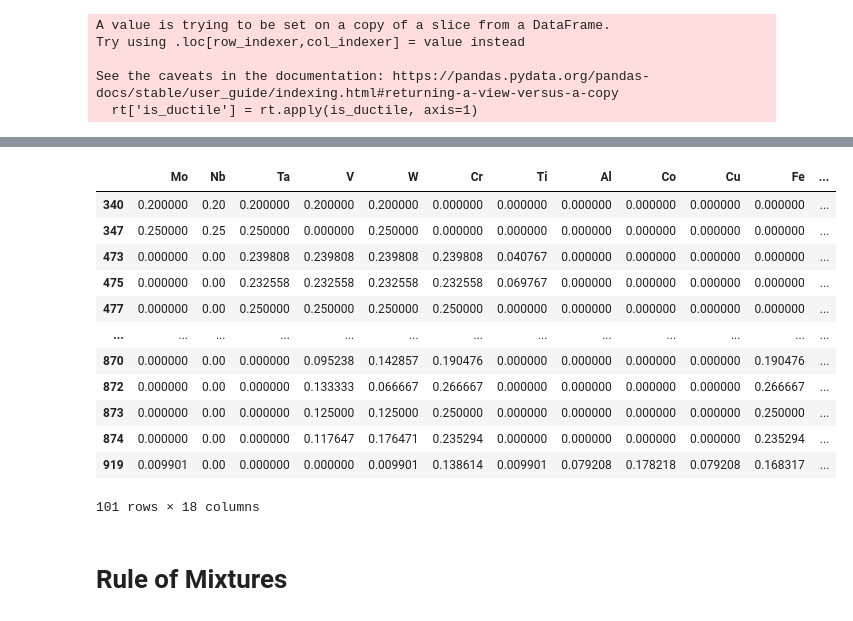
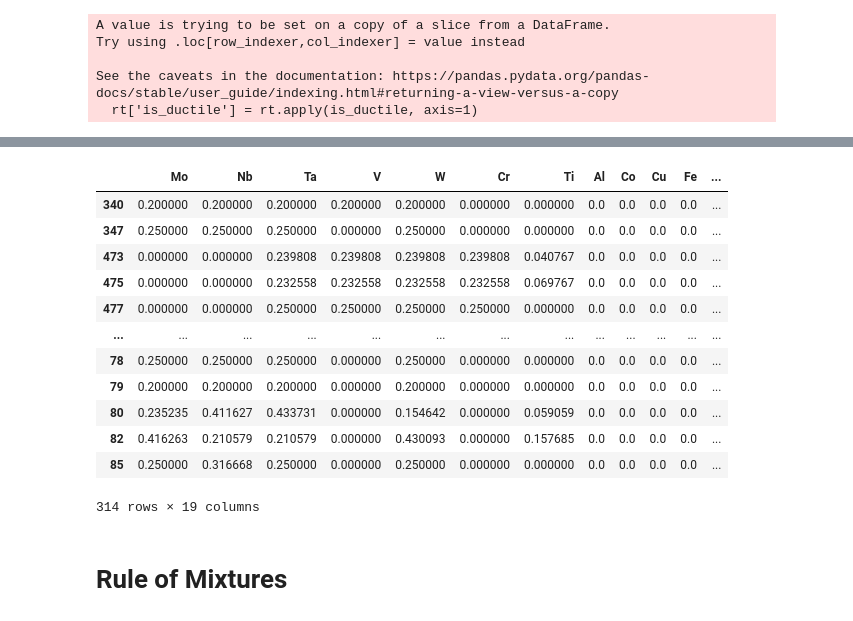
Before and after one commit to mahata-lab/Tungsten-Ductile-Brittle-Temperature, a Jupyter notebook: Datset_Building.ipynb, the cells around one changed output, grey strips where cells are left out. Cells and saved outputs as stored; diff of their text form; code cells hidden in the pictures.

Commit message:
Added new dataset to join, fixed duplicate values

```diff
--- a/Datset_Building.ipynb
+++ b/Datset_Building.ipynb
@@ -151,6 +168,6 @@ cit[cit['temperature (C)'].isna()]
 # %%
 # concatenate the three datasets together for cleaning
-df = pd.concat([cit,dbt,hea])
+df = pd.concat([cit,dbt,hea, GE])
 df.drop(columns=['strain at peak stress (%)','compressive elongation plastic (%)'],inplace=True)
 df.head()
 # %% [output]
@@ -164,7 +181,7 @@ df.head()
 # assume not reported temps are room temp
 df['temperature (C)'] = df['temperature (C)'].fillna(25)
 # %%
-rt = df[df['temperature (C)']<30]
+rt = df[df['temperature (C)']<40]
 # %%
 rt['pmg_comp'] = rt['composition'].apply(lambda x: Composition(x).alphabetical_formula)
 # %% [output]
@@ -180,2 +192,0 @@ len(list(rt['pmg_comp'].unique()))
-# %%
-rt.drop_duplicates('pmg_comp',inplace=True)
@@ -274,19 +283,19 @@ memory usage: 29.3+ KB
 # %%
 # fill nans with 0
-rt.iloc[:,13:31] = rt.iloc[:,13:31].fillna(0)
+rt.iloc[:,15:34] = rt.iloc[:,15:34].fillna(0)
 # %%
-rt.iloc[:,13:31]
+rt.iloc[:,15:34]
 # %% [output]
 |  | Mo | Nb | Ta | V | W | Cr | Ti | Al | Co | Cu | Fe | ... |
-| 340 | 0.200000 | 0.20 | 0.200000 | 0.200000 | 0.200000 | 0.000000 | 0.000000 | 0.000000 | 0.000000 | 0.000000 | 0.000000 | ... |
-| 347 | 0.250000 | 0.25 | 0.250000 | 0.000000 | 0.250000 | 0.000000 | 0.000000 | 0.000000 | 0.000000 | 0.000000 | 0.000000 | ... |
-| 473 | 0.000000 | 0.00 | 0.239808 | 0.239808 | 0.239808 | 0.239808 | 0.040767 | 0.000000 | 0.000000 | 0.000000 | 0.000000 | ... |
-| 475 | 0.000000 | 0.00 | 0.232558 | 0.232558 | 0.232558 | 0.232558 | 0.069767 | 0.000000 | 0.000000 | 0.000000 | 0.000000 | ... |
-| 477 | 0.000000 | 0.00 | 0.250000 | 0.250000 | 0.250000 | 0.250000 | 0.000000 | 0.000000 | 0.000000 | 0.000000 | 0.000000 | ... |
+| 340 | 0.200000 | 0.200000 | 0.200000 | 0.200000 | 0.200000 | 0.000000 | 0.000000 | 0.0 | 0.0 | 0.0 | 0.0 | ... |
+| 347 | 0.250000 | 0.250000 | 0.250000 | 0.000000 | 0.250000 | 0.000000 | 0.000000 | 0.0 | 0.0 | 0.0 | 0.0 | ... |
+| 473 | 0.000000 | 0.000000 | 0.239808 | 0.239808 | 0.239808 | 0.239808 | 0.040767 | 0.0 | 0.0 | 0.0 | 0.0 | ... |
+| 475 | 0.000000 | 0.000000 | 0.232558 | 0.232558 | 0.232558 | 0.232558 | 0.069767 | 0.0 | 0.0 | 0.0 | 0.0 | ... |
+| 477 | 0.000000 | 0.000000 | 0.250000 | 0.250000 | 0.250000 | 0.250000 | 0.000000 | 0.0 | 0.0 | 0.0 | 0.0 | ... |
 | ... | ... | ... | ... | ... | ... | ... | ... | ... | ... | ... | ... | ... |
-| 870 | 0.000000 | 0.00 | 0.000000 | 0.095238 | 0.142857 | 0.190476 | 0.000000 | 0.000000 | 0.000000 | 0.000000 | 0.190476 | ... |
-| 872 | 0.000000 | 0.00 | 0.000000 | 0.133333 | 0.066667 | 0.266667 | 0.000000 | 0.000000 | 0.000000 | 0.000000 | 0.266667 | ... |
-| 873 | 0.000000 | 0.00 | 0.000000 | 0.125000 | 0.125000 | 0.250000 | 0.000000 | 0.000000 | 0.000000 | 0.000000 | 0.250000 | ... |
-| 874 | 0.000000 | 0.00 | 0.000000 | 0.117647 | 0.176471 | 0.235294 | 0.000000 | 0.000000 | 0.000000 | 0.000000 | 0.235294 | ... |
-| 919 | 0.009901 | 0.00 | 0.000000 | 0.000000 | 0.009901 | 0.138614 | 0.009901 | 0.079208 | 0.178218 | 0.079208 | 0.168317 | ... |
+| 78 | 0.250000 | 0.250000 | 0.250000 | 0.000000 | 0.250000 | 0.000000 | 0.000000 | 0.0 | 0.0 | 0.0 | 0.0 | ... |
+| 79 | 0.200000 | 0.200000 | 0.200000 | 0.000000 | 0.200000 | 0.000000 | 0.000000 | 0.0 | 0.0 | 0.0 | 0.0 | ... |
+| 80 | 0.235235 | 0.411627 | 0.433731 | 0.000000 | 0.154642 | 0.000000 | 0.059059 | 0.0 | 0.0 | 0.0 | 0.0 | ... |
+| 82 | 0.416263 | 0.210579 | 0.210579 | 0.000000 | 0.430093 | 0.000000 | 0.157685 | 0.0 | 0.0 | 0.0 | 0.0 | ... |
+| 85 | 0.250000 | 0.316668 | 0.250000 | 0.000000 | 0.250000 | 0.000000 | 0.000000 | 0.0 | 0.0 | 0.0 | 0.0 | ... |
-101 rows × 18 columns
+314 rows × 19 columns
```
Also changed, not shown: parts of 41 cells of this notebook.
